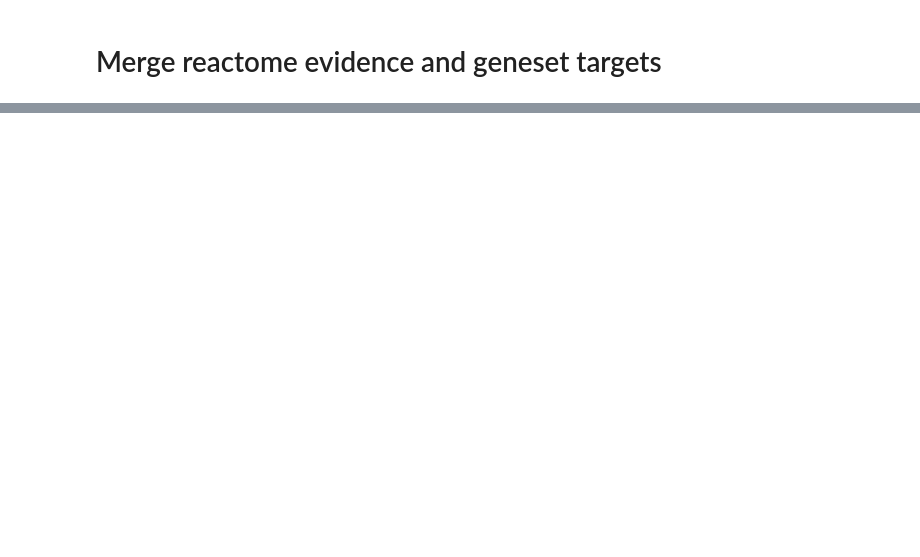
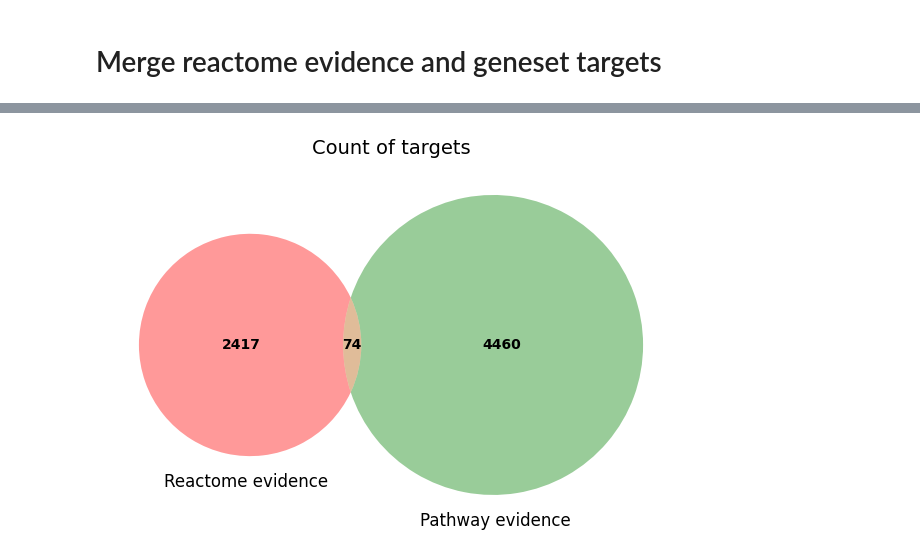
Before and after one commit to polrus/genesets2evidence, a Jupyter notebook: reactome_vs_genesets.ipynb, the cells around one changed output, grey strips where cells are left out. Saved outputs shown, nothing was run; the diff lists cells and outputs as text; code cells hidden in the pictures; blank space fills up the shorter version.

```diff
--- a/reactome_vs_genesets.ipynb
+++ b/reactome_vs_genesets.ipynb
@@ -21,0 +42,33 @@ df_to_display
+# %%
+df = geneset_evidence_reactome
+# Boolean masks
+reactome_evidence = (df['datasourceId'] == 'reactome') & (df['library'].isna())
+pathway_evidence = df['datasourceId'].isna() & df['library'].notna()
+intersect = (df['datasourceId'] == 'reactome') & df['library'].notna()
+
+# Counts
+count_reactome = reactome_evidence.sum()
+count_pathway = pathway_evidence.sum()
+count_intersect = intersect.sum()
+
+
+# Plot Venn diagram
+plt.figure(figsize=(6, 6))
+venn = venn2(subsets=(count_reactome, count_pathway, count_intersect),
+             set_labels=('', ''))  # Remove default labels
+
+# Make count labels bold
+for text in venn.subset_labels:
+    if text:
+        text.set_fontweight('bold')
+
+# Add custom labels below each circle (use fixed x positions)
+plt.text(-0.49, -0.43, 'Reactome evidence', fontsize=12, ha='center')
+plt.text(0.27, -0.55, 'Pathway evidence', fontsize=12, ha='center')
+
+# Add title
+plt.title('Count of targets', fontsize=14)
+plt.tight_layout()
+plt.show()
+# %% [output]
+[figure, added]
```
Also changed, not shown: parts of 6 cells of this notebook.
